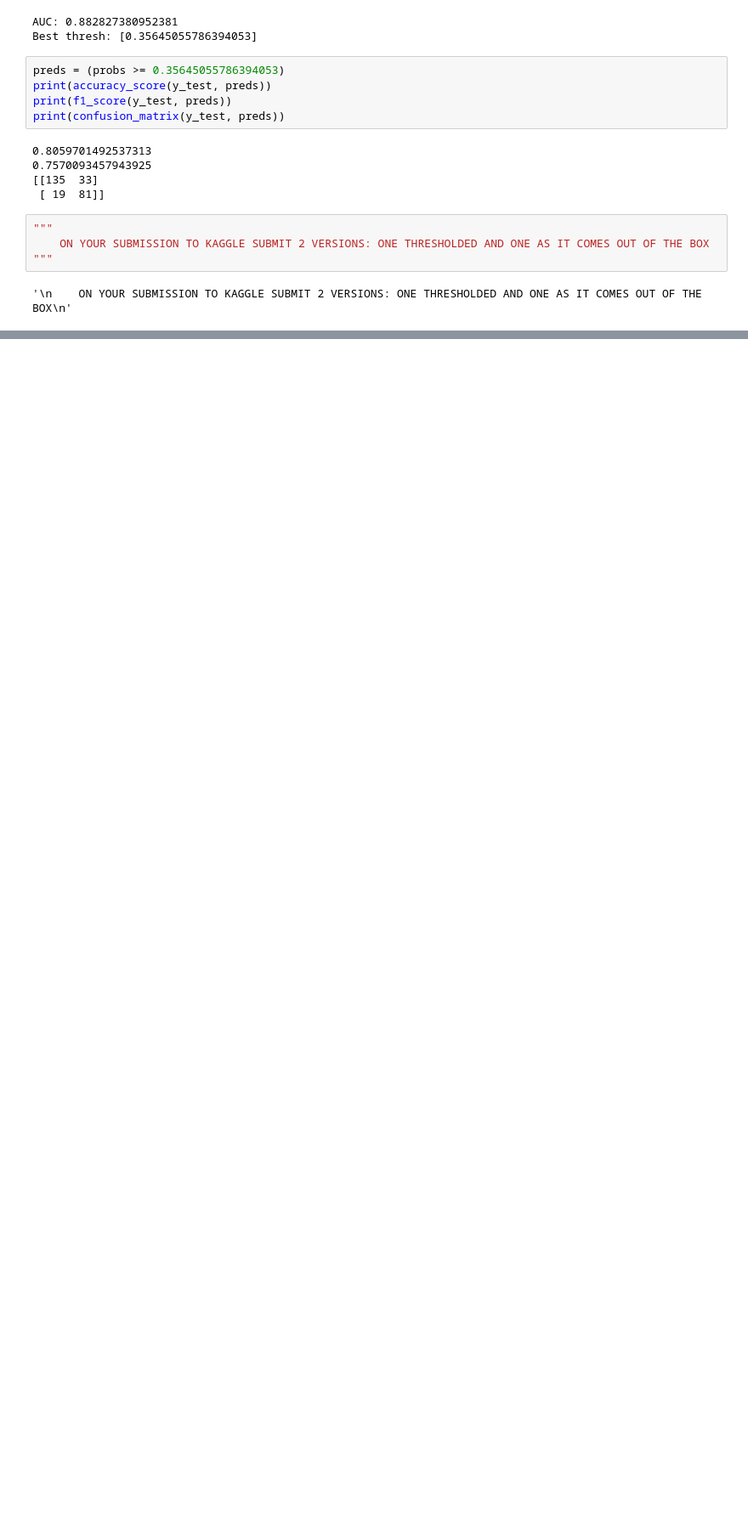
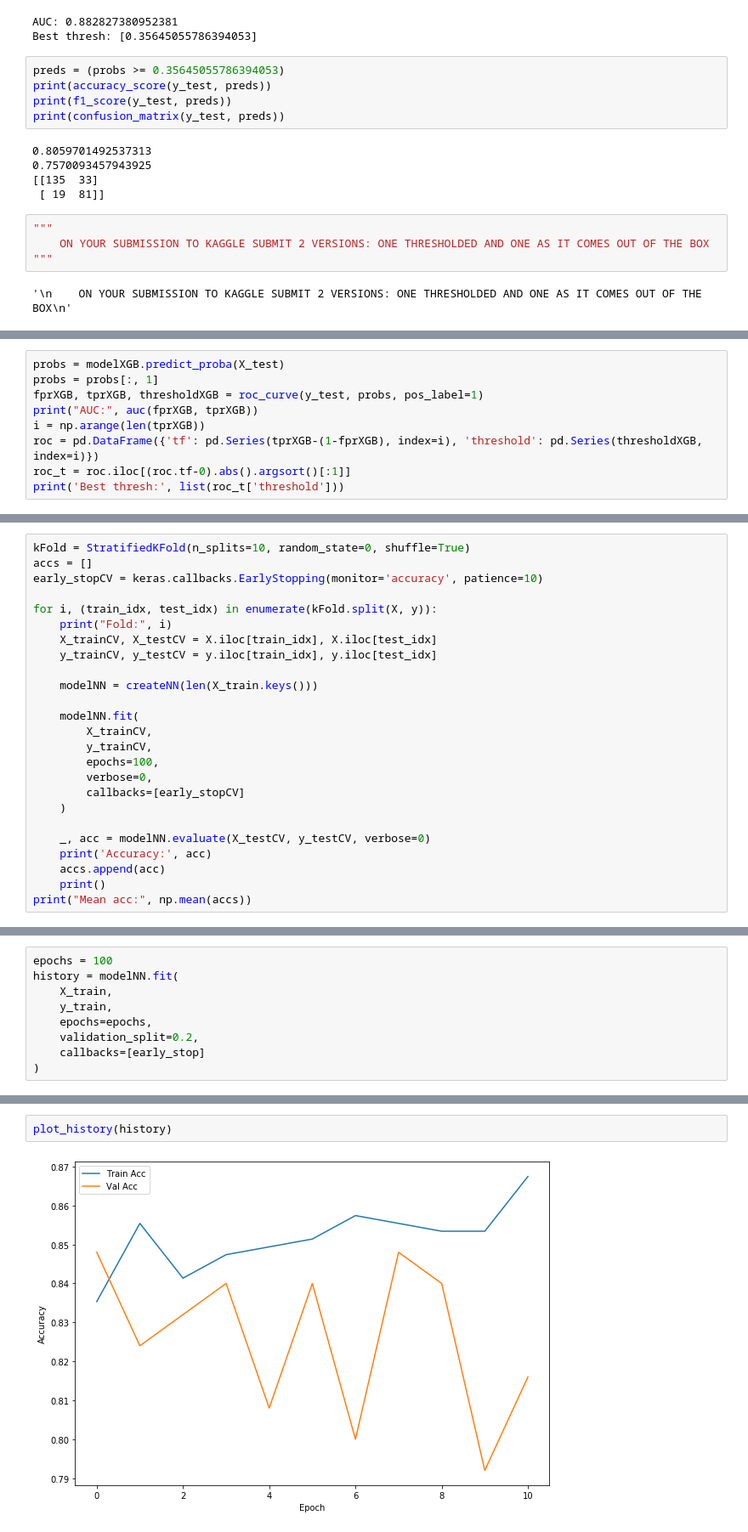
Before and after one commit to hernandezurbina/KaggleAdventures, a Jupyter notebook: Titanic-Revisited.ipynb, the cells around one changed output, grey strips where cells are left out. Shown at 85% size. Drawn from its saved outputs; the diff is of its cells as text; blank space fills up the shorter version.

Commit message:
Preparing test set

```diff
--- a/Titanic-Revisited.ipynb
+++ b/Titanic-Revisited.ipynb
@@ -1478,0 +1541,9 @@ print(confusion_matrix(y_test, preds))
+# %%
+probs = modelXGB.predict_proba(X_test)
+probs = probs[:, 1]
+fprXGB, tprXGB, thresholdXGB = roc_curve(y_test, probs, pos_label=1)
+print("AUC:", auc(fprXGB, tprXGB))
+i = np.arange(len(tprXGB))
+roc = pd.DataFrame({'tf': pd.Series(tprXGB-(1-fprXGB), index=i), 'threshold': pd.Series(thresholdXGB, index=i)})
+roc_t = roc.iloc[(roc.tf-0).abs().argsort()[:1]]
+print('Best thresh:', list(roc_t['threshold']))
@@ -1478,0 +1606,25 @@ print(confusion_matrix(y_test, preds))
+# %%
+kFold = StratifiedKFold(n_splits=10, random_state=0, shuffle=True)
+accs = []
+early_stopCV = keras.callbacks.EarlyStopping(monitor='accuracy', patience=10)
+
+for i, (train_idx, test_idx) in enumerate(kFold.split(X, y)):
+    print("Fold:", i)
+    X_trainCV, X_testCV = X.iloc[train_idx], X.iloc[test_idx]
+    y_trainCV, y_testCV = y.iloc[train_idx], y.iloc[test_idx]
+
+    modelNN = createNN(len(X_train.keys()))
+
+    modelNN.fit(
+        X_trainCV,
+        y_trainCV,
+        epochs=100,
+        verbose=0,
+        callbacks=[early_stopCV]
+    )
+
+    _, acc = modelNN.evaluate(X_testCV, y_testCV, verbose=0)
+    print('Accuracy:', acc)
+    accs.append(acc)
+    print()
+print("Mean acc:", np.mean(accs))
@@ -1478,0 +1649,9 @@ print(confusion_matrix(y_test, preds))
+# %%
+epochs = 100
+history = modelNN.fit(
+    X_train,
+    y_train,
+    epochs=epochs,
+    validation_split=0.2,
+    callbacks=[early_stop]
+)
@@ -1478,0 +1687,4 @@ print(confusion_matrix(y_test, preds))
+# %%
+plot_history(history)
+# %% [output]
+[figure, added]
```
Also changed, not shown: parts of 33 cells of this notebook.
